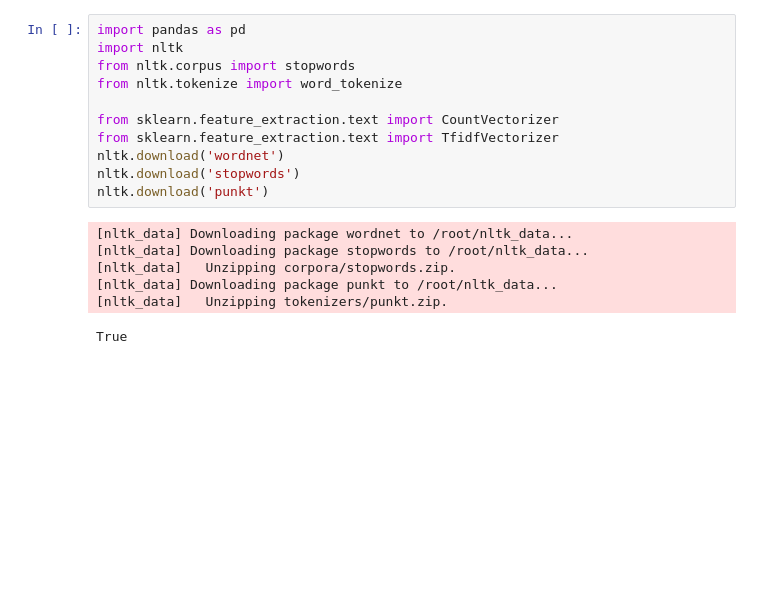
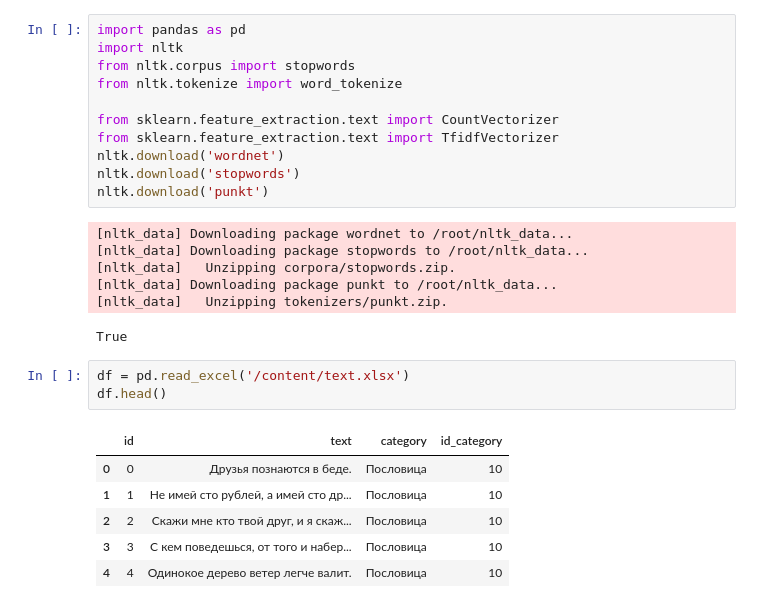
Before and after one commit to polinakochneva1/me_labs_house, a Jupyter notebook: георгий_4_clf_text.ipynb, the cells around one changed output. Cells and saved outputs as stored; diff of their text form; blank space fills up the shorter version.

```diff
--- a/георгий_4_clf_text.ipynb
+++ b/георгий_4_clf_text.ipynb
@@ -20,3 +20,13 @@ nltk.download('punkt')
 [nltk_data] Downloading package punkt to /root/nltk_data...
 [nltk_data]   Unzipping tokenizers/punkt.zip.
 True
+# %%
+df = pd.read_excel('/content/text.xlsx')
+df.head()
+# %% [output]
+|  | id | text | category | id_category |
+| 0 | 0 | Друзья познаются в беде. | Пословица | 10 |
+| 1 | 1 | Не имей сто рублей, а имей сто др... | Пословица | 10 |
+| 2 | 2 | Скажи мне кто твой друг, и я скаж... | Пословица | 10 |
+| 3 | 3 | С кем поведешься, от того и набер... | Пословица | 10 |
+| 4 | 4 | Одинокое дерево ветер легче валит. | Пословица | 10 |
```
